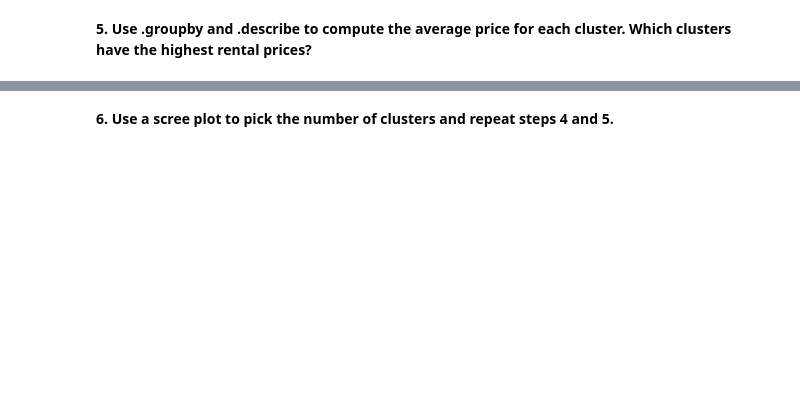
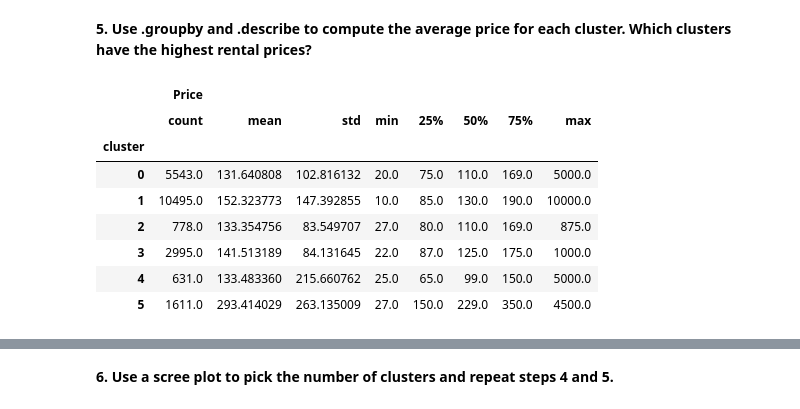
Before and after one commit to abkerper/kmc, a Jupyter notebook: assignment_kmc.ipynb, the cells around one changed output, grey strips where cells are left out. Saved outputs shown, nothing was run; the diff lists cells and outputs as text; code cells hidden in the pictures; blank space fills up the shorter version.

```diff
--- a/assignment_kmc.ipynb
+++ b/assignment_kmc.ipynb
@@ -103,5 +104,3 @@ Name: Review Scores Rating, dtype: float64
 (30478,)
 # %%
 #Around 8000 missing values -> delete missing values for cleaner data
-review_scores_rating = review_scores_rating.dropna
-df['Review Scores Rating'] = review_scores_rating #put dummy variable back in df
@@ -124,2 +148,16 @@ TypeError: '<' not supported between instances of 'method' and 'method'
 # %% [markdown]
 **5. Use .groupby and .describe to compute the average price for each cluster. Which clusters have the highest rental prices?**
+# %%
+df['cluster'] = model.labels_
+X = df.loc[:,['Price', 'cluster']]
+X.groupby('cluster').describe()
+# %% [output]
+|  | Price |  |  |  |  |  |  |  |
+|  | count | mean | std | min | 25% | 50% | 75% | max |
+| cluster |  |  |  |  |  |  |  |  |
+| 0 | 5543.0 | 131.640808 | 102.816132 | 20.0 | 75.0 | 110.0 | 169.0 | 5000.0 |
+| 1 | 10495.0 | 152.323773 | 147.392855 | 10.0 | 85.0 | 130.0 | 190.0 | 10000.0 |
+| 2 | 778.0 | 133.354756 | 83.549707 | 27.0 | 80.0 | 110.0 | 169.0 | 875.0 |
+| 3 | 2995.0 | 141.513189 | 84.131645 | 22.0 | 87.0 | 125.0 | 175.0 | 1000.0 |
+| 4 | 631.0 | 133.483360 | 215.660762 | 25.0 | 65.0 | 99.0 | 150.0 | 5000.0 |
+| 5 | 1611.0 | 293.414029 | 263.135009 | 27.0 | 150.0 | 229.0 | 350.0 | 4500.0 |
```
Also changed, not shown: parts of 10 cells of this notebook.
